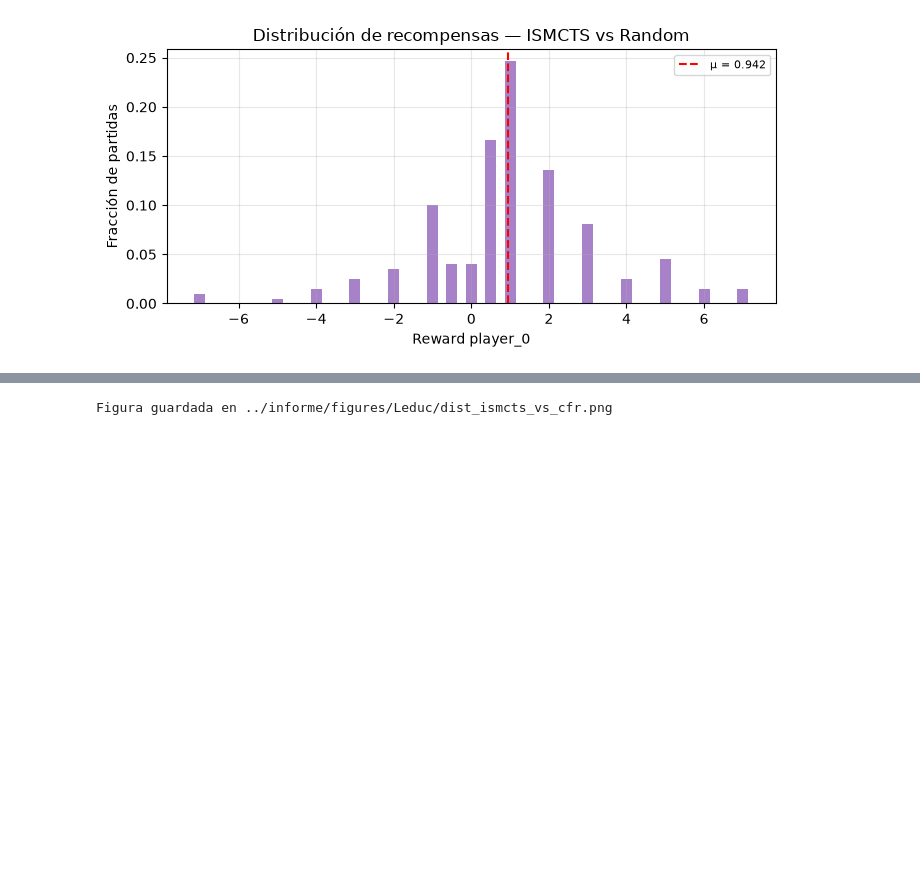
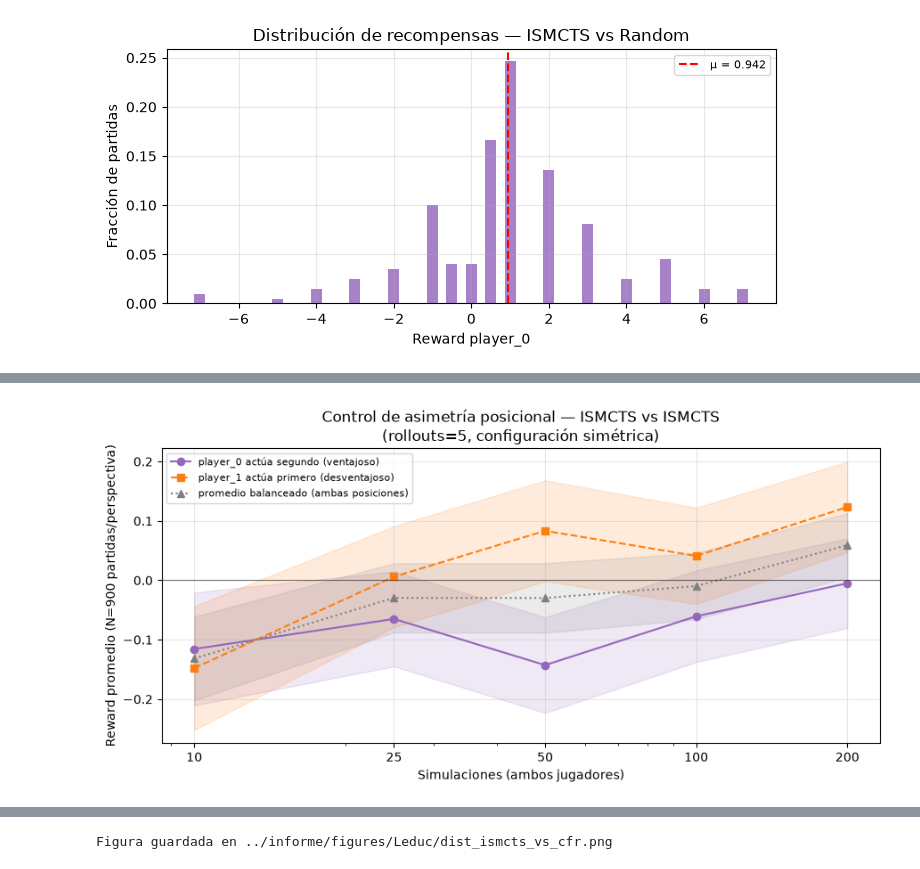
Before and after one commit to nataliacampiglia/multiagentes_obligarotio_2, a Jupyter notebook: Alternating Games/Leduc.ipynb, the cells around one changed output, grey strips where cells are left out. Saved outputs shown, nothing was run; the diff lists cells and outputs as text; code cells hidden in the pictures; blank space fills up the shorter version.

```diff
--- a/Alternating Games/Leduc.ipynb
+++ b/Alternating Games/Leduc.ipynb
@@ -467,0 +557,98 @@ Media recompensa agent_0: 0.4372
+# %%
+sim_grid_pos = [10, 25, 50, 100, 200]
+N_POS        = 300   # partidas por tanda y seed
+N_POS_SEEDS  = 3
+_rollouts_pos = 5
+
+rows_pos = []
+for sims in sim_grid_pos:
+    rews_second = []   # reward de player_0 (actúa segundo, ventajoso)
+    rews_first  = []   # reward de player_1 (actúa primero, desventajoso)
+
+    for seed in range(N_POS_SEEDS):
+        # Tanda A: perspectiva del segundo mover (player_0)
+        np.random.seed(seed)
+        g = Leduc()
+        rews_a, _ = run_timed(g, {
+            'player_0': InformationSetMCTS(game=g, agent='player_0', simulations=sims, rollouts=_rollouts_pos),
+            'player_1': InformationSetMCTS(game=g, agent='player_1', simulations=sims, rollouts=_rollouts_pos),
+        }, N=N_POS)
+        rews_second.extend(rews_a)
+
+        # Tanda B: perspectiva del primer mover (player_1) — seed distinta para juegos independientes
+        np.random.seed(seed + N_POS_SEEDS * 17)
+        g = Leduc()
+        rews_b, _ = run_timed(g, {
+            'player_0': InformationSetMCTS(game=g, agent='player_0', simulations=sims, rollouts=_rollouts_pos),
+            'player_1': InformationSetMCTS(game=g, agent='player_1', simulations=sims, rollouts=_rollouts_pos),
+        }, N=N_POS)
+        rews_first.extend([-r for r in rews_b])   # negamos: reward del primer mover
+
+    combined    = rews_second + rews_first
+    total_n_pos = len(combined)
+    avg_second  = float(np.mean(rews_second))
+    avg_first   = float(np.mean(rews_first))
+    avg_bal     = float(np.mean(combined))
+    std_second  = float(np.std(rews_second))
+    std_first   = float(np.std(rews_first))
+    std_bal     = float(np.std(combined))
+
+    rows_pos.append(dict(
+        simulations=sims,
+        avg_second=avg_second,
+        avg_first=avg_first,
+        avg_balanced=avg_bal,
+        std_second=std_second,
+        std_first=std_first,
+        std_balanced=std_bal,
+    ))
+    print(f'  sims={sims:>3}  segundo={avg_second:+.3f}  primero={avg_first:+.3f}  bal={avg_bal:+.3f}')
+
+df_pos = pd.DataFrame(rows_pos)
+
+# ── Visualización ──────────────────────────────────────────────────────────────
+fig, ax = plt.subplots(figsize=(9, 4.5))
+
+n_each = N_POS * N_POS_SEEDS
+se_s = df_pos.std_second  / np.sqrt(n_each)
+se_f = df_pos.std_first   / np.sqrt(n_each)
+se_b = df_pos.std_balanced / np.sqrt(2 * n_each)
+
+# Segundo mover (player_0)
+ax.plot(df_pos.simulations, df_pos.avg_second, marker='o', color='tab:purple',
+        label='player_0 actúa segundo (ventajoso)')
+ax.fill_between(df_pos.simulations,
+                df_pos.avg_second - se_s, df_pos.avg_second + se_s,
+                alpha=0.15, color='tab:purple')
+
+# Primer mover (player_1)
+ax.plot(df_pos.simulations, df_pos.avg_first, marker='s', linestyle='--', color='tab:orange',
+        label='player_1 actúa primero (desventajoso)')
+ax.fill_between(df_pos.simulations,
+                df_pos.avg_first - se_f, df_pos.avg_first + se_f,
+                alpha=0.15, color='tab:orange')
+
+# Promedio balanceado
+ax.plot(df_pos.simulations, df_pos.avg_balanced, marker='^', linestyle=':', color='tab:gray',
+        label='promedio balanceado (ambas posiciones)')
+ax.fill_between(df_pos.simulations,
+                df_pos.avg_balanced - se_b, df_pos.avg_balanced + se_b,
+                alpha=0.15, color='tab:gray')
+
+ax.axhline(0, color='black', linestyle='-', linewidth=0.8, alpha=0.5)
+ax.set_xscale('log')
+ax.xaxis.set_major_formatter(PLAIN_FMT)
+ax.xaxis.set_minor_formatter(NullFormatter())
+ax.set_xticks(sim_grid_pos)
+ax.set_xlabel('Simulaciones (ambos jugadores)')
+ax.set_ylabel(f'Reward promedio (N={n_each} partidas/perspectiva)')
+ax.set_title(
+    f'Control de asimetría posicional — ISMCTS vs ISMCTS\n'
+    f'(rollouts={_rollouts_pos}, configuración simétrica)'
+)
+ax.legend(fontsize=8)
+ax.grid(alpha=0.3)
+fig.tight_layout()
+savefig(fig, 'ismcts_posicion_balanceada.png')
+plt.show()
+# %% [output]
@@ -467,0 +661 @@ Media recompensa agent_0: 0.4372
+[figure, added]
```
Also changed, not shown: parts of 18 cells of this notebook, 23 other files.
